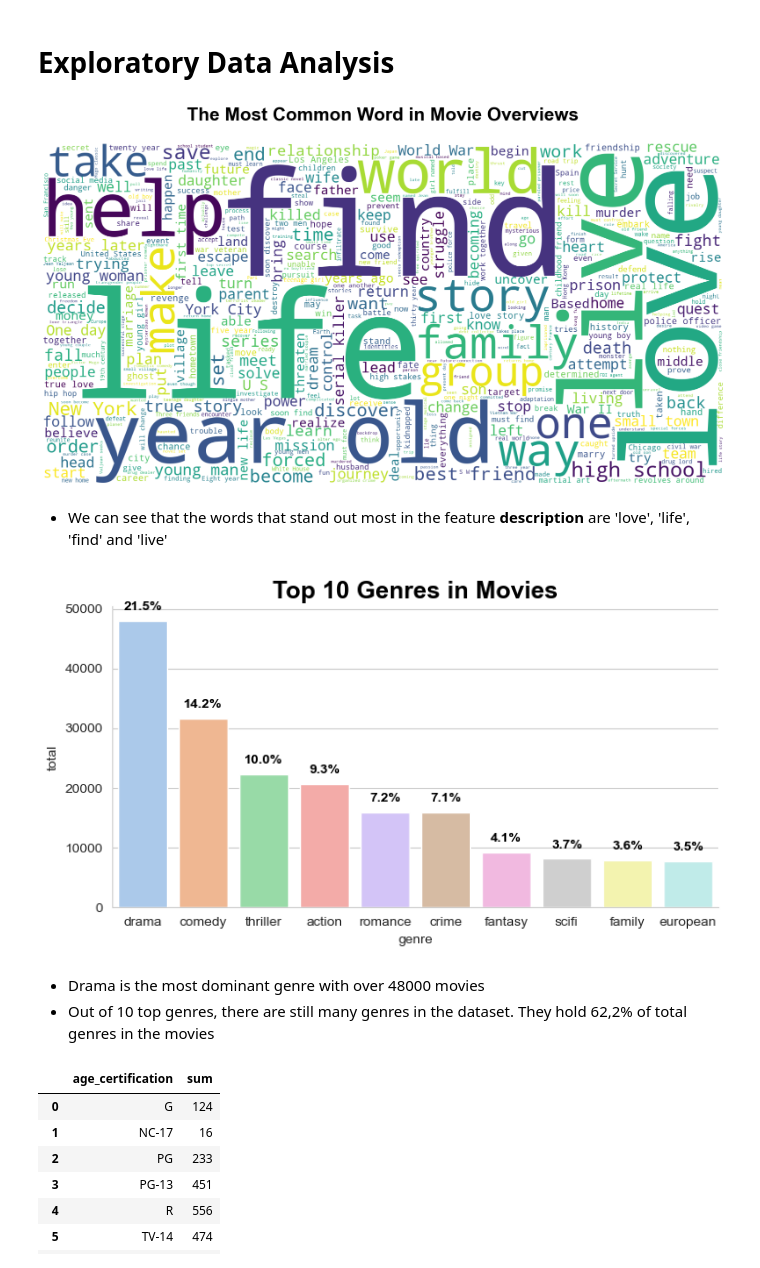
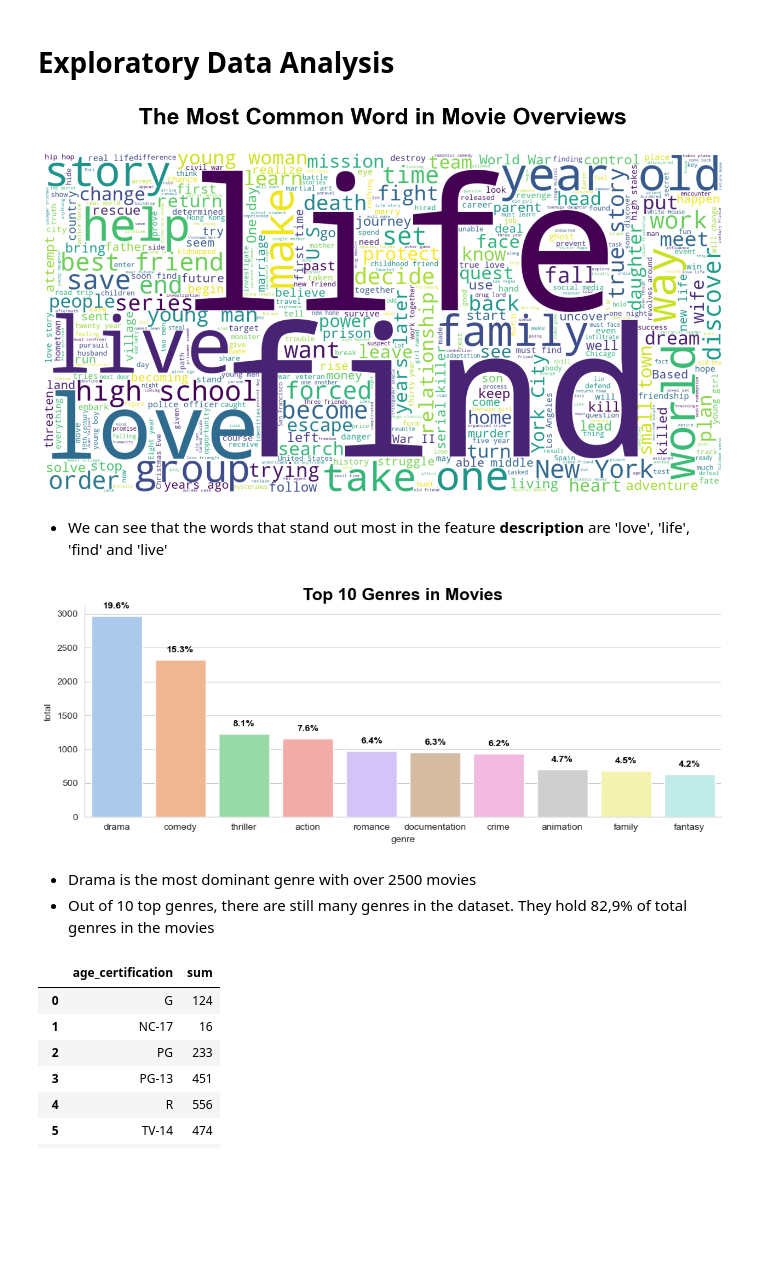
Before and after one commit to leonardoccarv/NetflixClustering, a Jupyter notebook: NetflixRecommendation.ipynb, the cells around one changed output. Drawn from its saved outputs; the diff is of its cells as text; code cells hidden in the pictures; blank space fills up the shorter version.

```diff
--- a/NetflixRecommendation.ipynb
+++ b/NetflixRecommendation.ipynb
@@ -146,7 +152,7 @@ df['production_countries'] = df['production_countries'].apply(clean_columns)
 # %% [markdown]
 # Exploratory Data Analysis
 # %%
-plt.figure(figsize=(20,20))
+plt.figure(figsize=(16,16))
 plt.title('The Most Common Word in Movie Overviews\n', fontsize=30, weight=600, color='black')
 text_data = ' '.join(df['description'].astype(str))
 
@@ -157,32 +163,33 @@ plt.imshow(wc)
 plt.axis("off")
 plt.show()
 # %% [output]
-[figure, old version]
+[figure, new version]
 # %% [markdown]
 - We can see that the words that stand out most in the feature **description** are 'love', 'life', 'find' and 'live'
 # %%
 sns.set_style("whitegrid")
+df_titles['genres'] = df_titles['genres'].apply(clean_columns)
 genres_list = []
-for i in df['genres']:
-    genres_list.extend(genre.strip(' ') for genre in i.split(', '))
+for i in df_titles['genres']:
+    genres_list.extend(genre.strip("") for genre in i.split(', '))
 
-plt.figure(figsize=(8,4))
+plt.figure(figsize=(12,4))
 df_plot = pd.DataFrame(Counter(genres_list).most_common(10), columns=['genre', 'total'])
-ax = sns.barplot(data=df_plot, x='genre', y='total', palette=sns.color_palette('pastel', n_colors=10))
+ax = sns.barplot(data=df_plot, x='genre', y='total', palette='pastel')
 plt.title('Top 10 Genres in Movies', fontsize=18, weight=600, color='black')
 sns.despine()
 
 for p in ax.patches:
     ax.annotate(f'{p.get_height() / len(genres_list) * 100:.1f}%',
                 (p.get_x() + p.get_width() / 2., p.get_height()),
                 ha='center', va='center', xytext=(0, 10), textcoords='offset points', fontsize=10, color='black', weight='bold')
 
 plt.show()
 # %% [output]
-[figure, old version]
+[figure, new version]
 # %% [markdown]
-- Drama is the most dominant genre with over 48000 movies
-- Out of 10 top genres, there are still many genres in the dataset. They hold 62,2% of total genres in the movies
+- Drama is the most dominant genre with over 2500 movies
+- Out of 10 top genres, there are still many genres in the dataset. They hold 82,9% of total genres in the movies
 # %%
 ax1 = df_titles.groupby('age_certification').size().reset_index(name='sum')
 # %%
```
Also changed, not shown: parts of 16 cells of this notebook.
